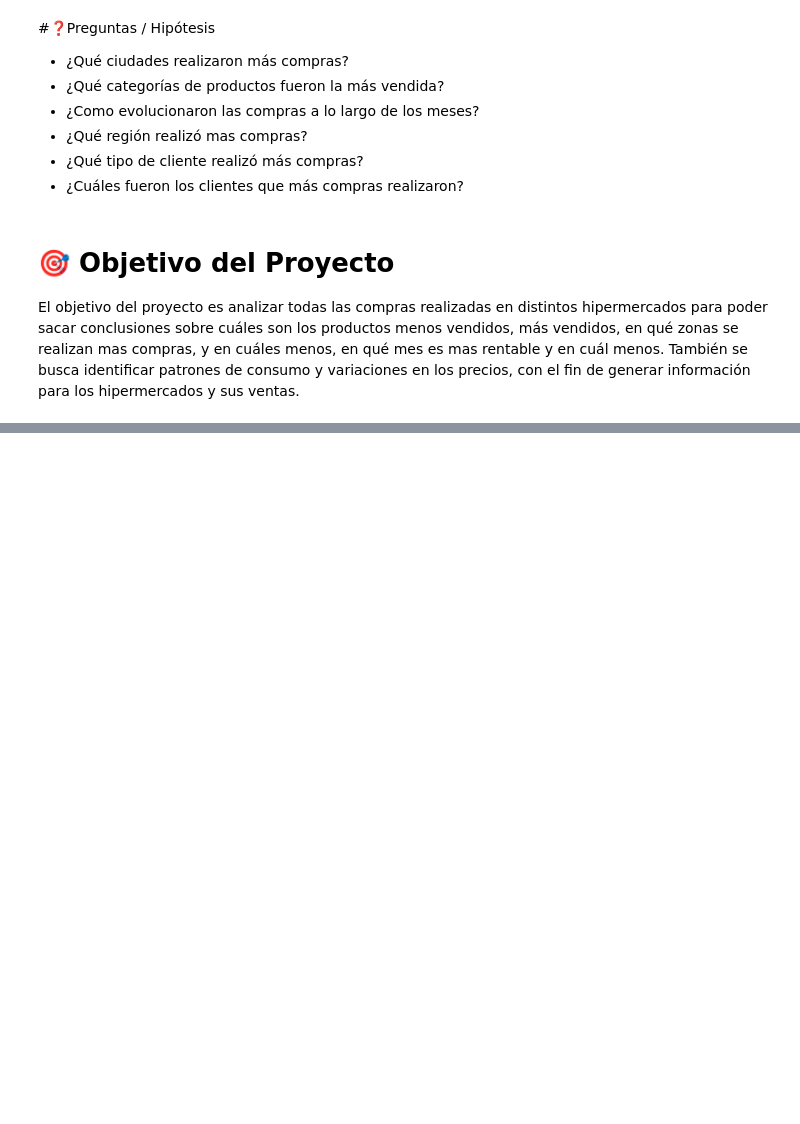
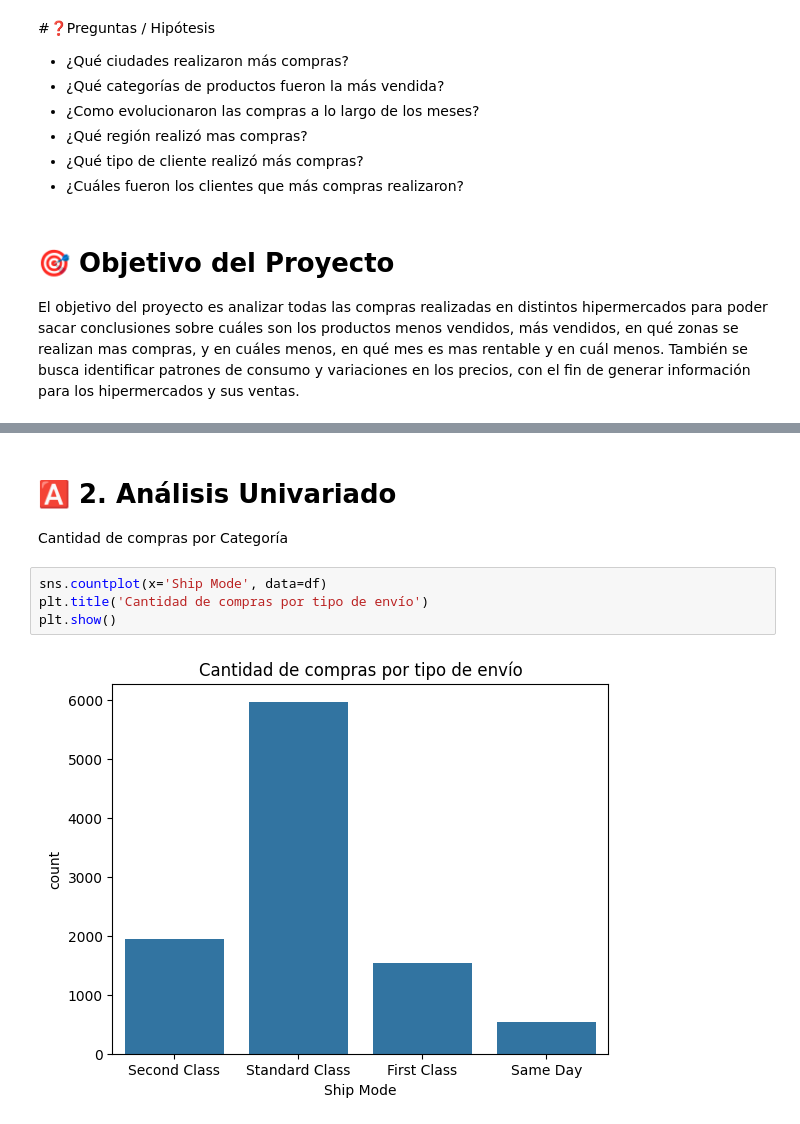
Before and after one commit to ignacioquirogaa/Entregas-Data_Science_1, a Jupyter notebook: ProyectoDSParteI+Quiroga.ipynb, the cells around one changed output, grey strips where cells are left out. Drawn from its saved outputs; the diff is of its cells as text; blank space fills up the shorter version.

```diff
--- a/ProyectoDSParteI+Quiroga.ipynb
+++ b/ProyectoDSParteI+Quiroga.ipynb
@@ -40,0 +50,9 @@ df.head()
+# %% [markdown]
+# 🅰 2. Análisis Univariado
+Cantidad de compras por Categoría
+# %%
+sns.countplot(x='Ship Mode', data=df)
+plt.title('Cantidad de compras por tipo de envío')
+plt.show()
+# %% [output]
+[figure, added]
```
Also changed, not shown: parts of 36 cells of this notebook.
